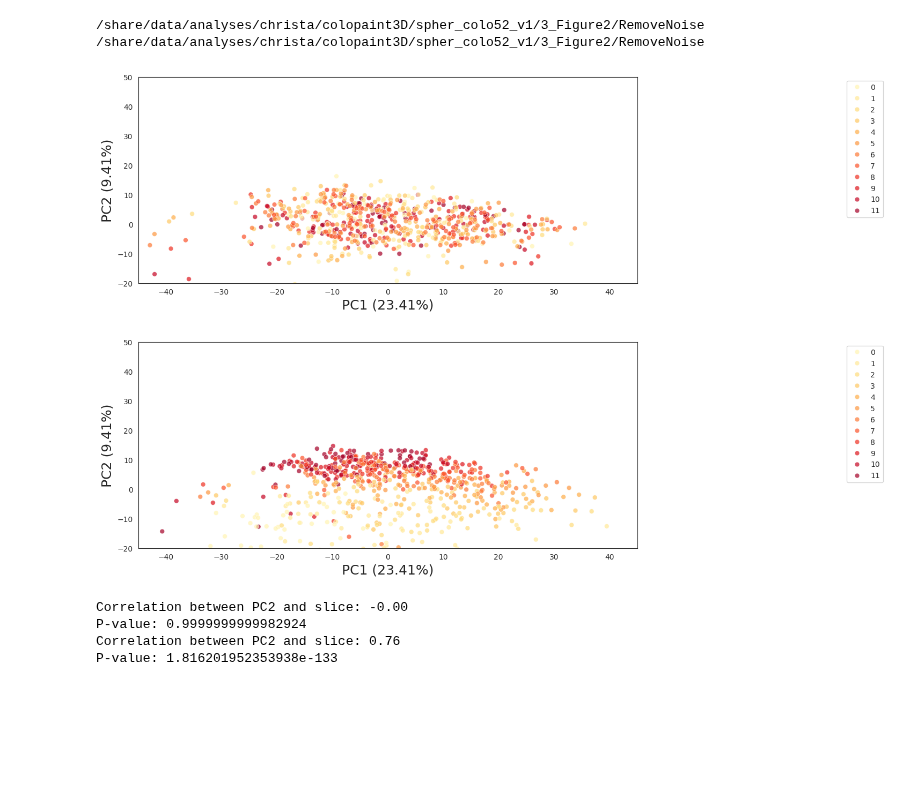
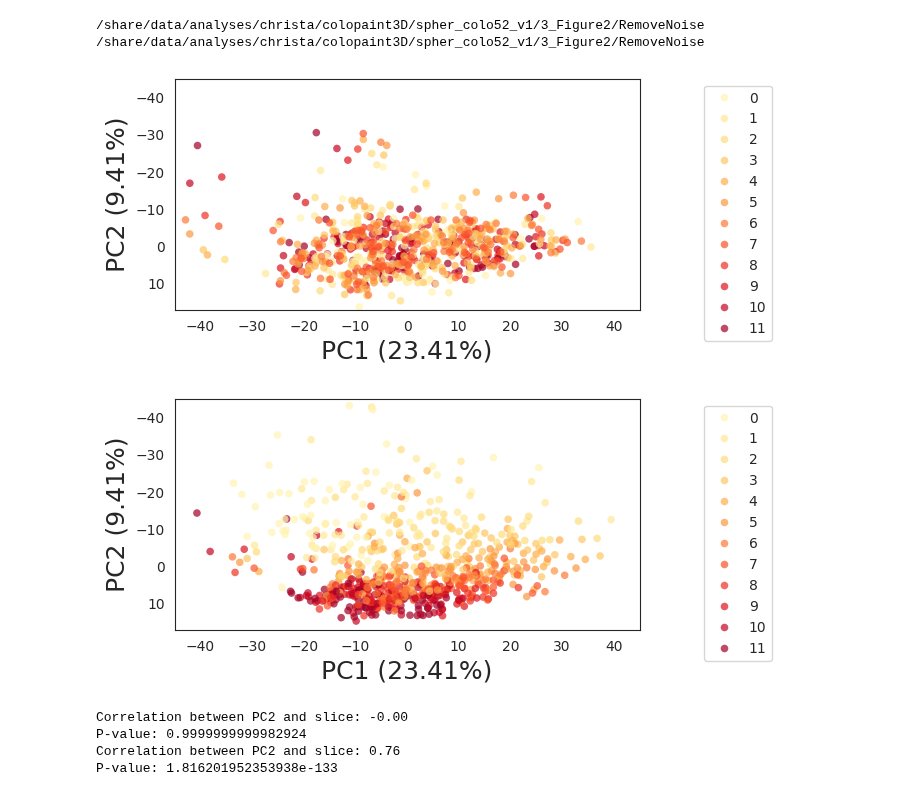
Before and after one commit to pharmbio/colopaint3D, a Jupyter notebook: spher_colo52_v1/3_Figure2/RemoveNoise/5_PCA_RemoveNoise.ipynb, the cells around one changed output. Saved outputs shown, nothing was run; the diff lists cells and outputs as text; code cells hidden in the pictures; blank space fills up the shorter version.

```diff
--- a/spher_colo52_v1/3_Figure2/RemoveNoise/5_PCA_RemoveNoise.ipynb
+++ b/spher_colo52_v1/3_Figure2/RemoveNoise/5_PCA_RemoveNoise.ipynb
@@ -76,39 +76,42 @@ for cat in norm_categories:
     data1 = data[subset_mask]
 
     ## Pathways
     ## PCA - Pathway
-    fig = plt.figure(figsize=(12, 5))
+    fig = plt.figure(figsize=(6, 3))
     ax = sns.scatterplot(
         x=embedding1[:, 0],
         y=embedding1[:, 1],
         hue=data1.Metadata_Site,
         alpha=(0.7),
         marker="o",
         palette=cmap,
-        s=40,
+        s=30,
+        edgecolor='none',
         #size=df_toplot["Metadata_cmpd_conc"],
         #palette=pal,
         #legend=False
     )
-    plt.legend(bbox_to_anchor=(1.5, 1), loc='upper right')
+    plt.legend(bbox_to_anchor=(1.3, 1), loc='upper right')
 
     # Add variance explained to axis labels
     plt.xlabel(f'PC1 ({variance_explained[0]:.2f}%)', size=18)
     plt.ylabel(f'PC2 ({variance_explained[1]:.2f}%)', size=18)
 
 
     plt.xlim(-45, 45)
-    plt.ylim(-20, 50)
+    plt.ylim(-45, 17)
+
+    plt.gca().invert_yaxis()
 
     # plt.title('Slices - norm' + ' - ' + cell_line)
     plt.show()
 
     fig.savefig("PCA_aggregates_{}_{}.{}".format(cat, cell_line, figformat),
                 dpi=dpi,
                 bbox_inches="tight")
 # %% [output]
-[figure, old version]
+[figure, new version]
-[figure, old version]
+[figure, new version]
 # %%
 # Correlation analysis between PC1 and slice number
 
```
Also changed, not shown: 34 other files.
